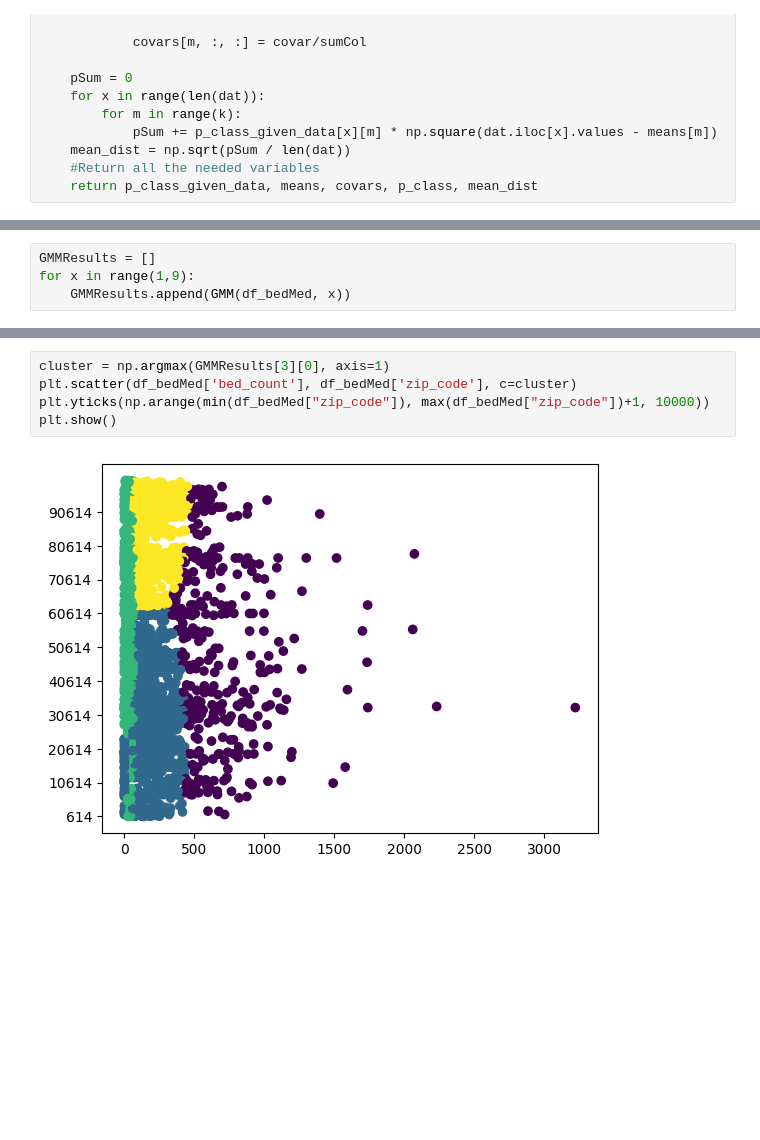
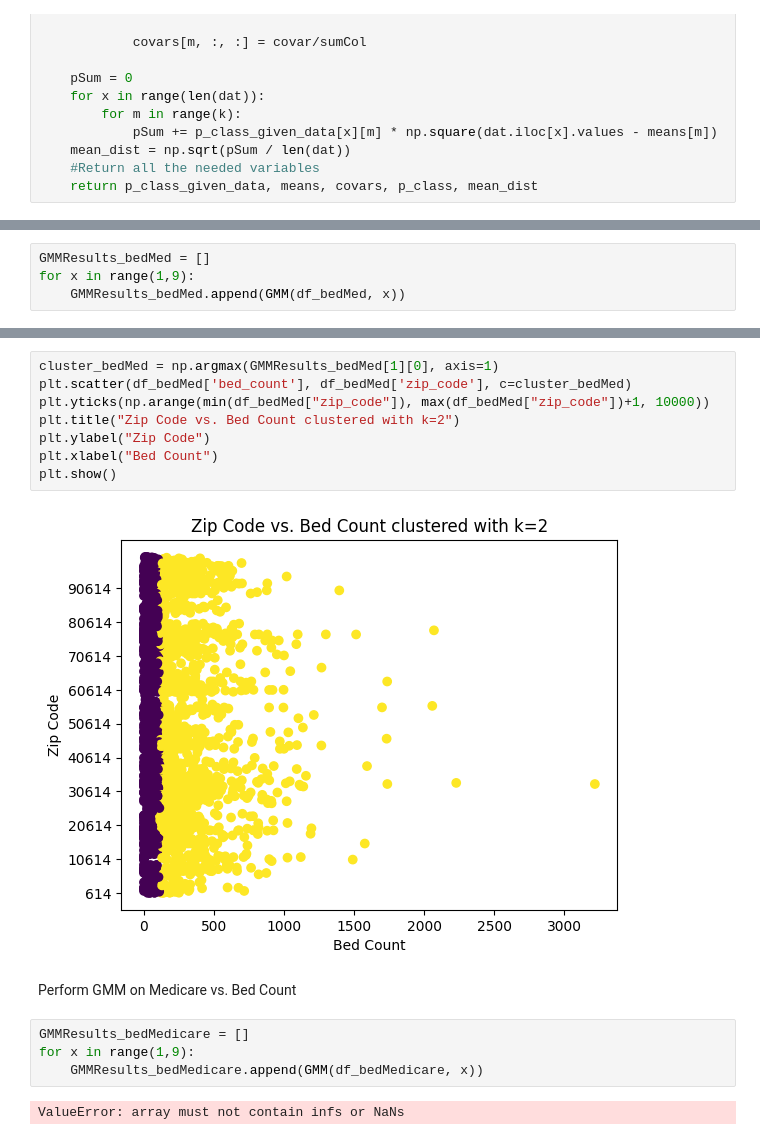
Before and after one commit to filip-r-casey/Hospital-Compliance, a Jupyter notebook: EM.ipynb, the cells around one changed output, grey strips where cells are left out. Saved outputs shown, nothing was run; the diff lists cells and outputs as text; blank space fills up the shorter version.

```diff
--- a/EM.ipynb
+++ b/EM.ipynb
@@ -114,5 +134,5 @@ df_bedMed["zip_code"] = pd.to_numeric(df_bedMed["zip_code"])
 # %%
-GMMResults = []
+GMMResults_bedMed = []
 for x in range(1,9):
-    GMMResults.append(GMM(df_bedMed, x))
+    GMMResults_bedMed.append(GMM(df_bedMed, x))
 # %%
@@ -134,7 +154,18 @@ plt.show()
 # %%
-cluster = np.argmax(GMMResults[3][0], axis=1)
-plt.scatter(df_bedMed['bed_count'], df_bedMed['zip_code'], c=cluster)
+cluster_bedMed = np.argmax(GMMResults_bedMed[1][0], axis=1)
+plt.scatter(df_bedMed['bed_count'], df_bedMed['zip_code'], c=cluster_bedMed)
 plt.yticks(np.arange(min(df_bedMed["zip_code"]), max(df_bedMed["zip_code"])+1, 10000))
+plt.title("Zip Code vs. Bed Count clustered with k=2")
+plt.ylabel("Zip Code")
+plt.xlabel("Bed Count")
 plt.show()
 # %% [output]
-[figure, old version]
+[figure, new version]
+# %% [markdown]
+Perform GMM on Medicare vs. Bed Count
+# %%
+GMMResults_bedMedicare = []
+for x in range(1,9):
+    GMMResults_bedMedicare.append(GMM(df_bedMedicare, x))
+# %% [output]
+ValueError: array must not contain infs or NaNs
```
Also changed, not shown: parts of 20 cells of this notebook, 5 other files.
